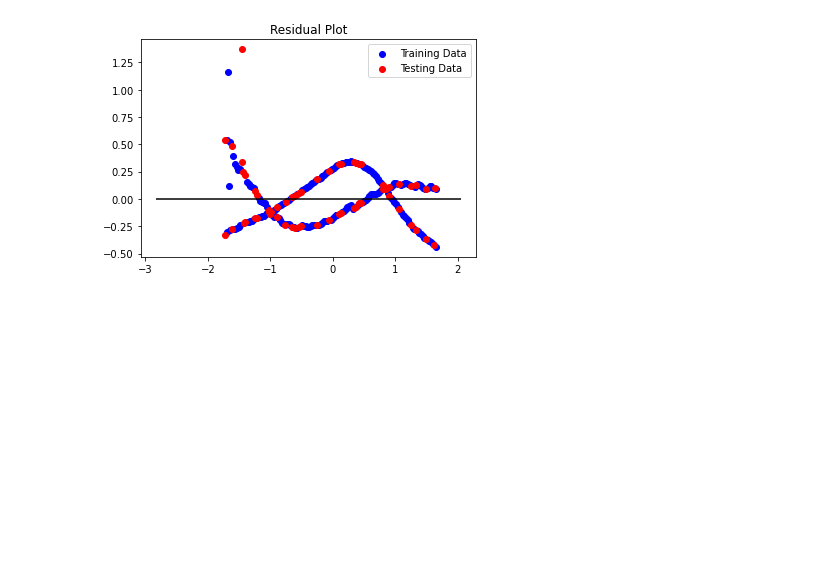
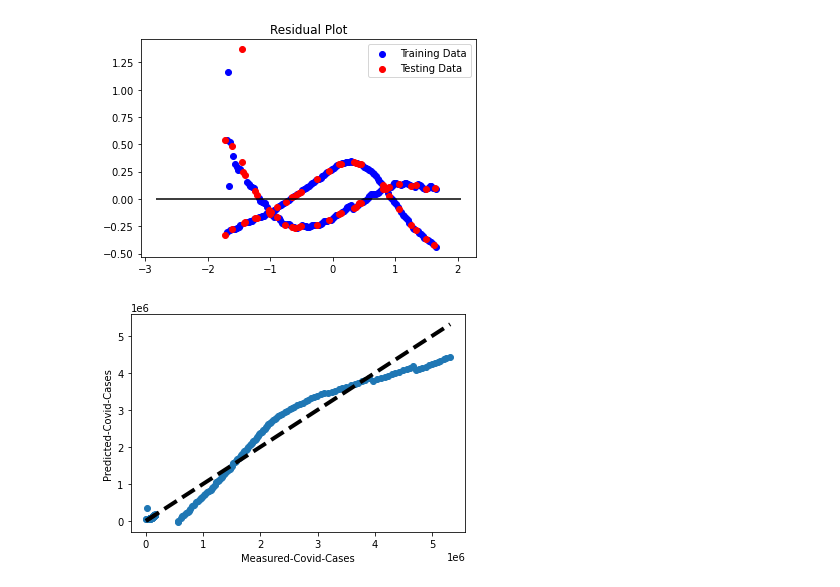
Before and after one commit to jleibfried/CoVid-19_Project-3, a Jupyter notebook: Joe's-Work/Data-Analysis.ipynb, the cells around one changed output. Cells and saved outputs as stored; diff of their text form; code cells hidden in the pictures; blank space fills up the shorter version.

Commit message:
Added a predicted vs. measured comparison chart

```diff
--- a/Joe's-Work/Data-Analysis.ipynb
+++ b/Joe's-Work/Data-Analysis.ipynb
@@ -103,3 +103,13 @@ plt.title("Residual Plot")
 plt.show()
 # %% [output]
 [figure]
+# %%
+predicted = cross_val_predict(model, X, y, cv=10)
+fig, ax = plt.subplots()
+ax.scatter(y, predicted)
+ax.plot([y.min(), y.max()], [y.min(), y.max()], 'k--', lw=4)
+ax.set_xlabel('Measured-Covid-Cases')
+ax.set_ylabel('Predicted-Covid-Cases')
+plt.show()
+# %% [output]
+[figure, added]
```
Also changed, not shown: parts of 1 cell of this notebook.
